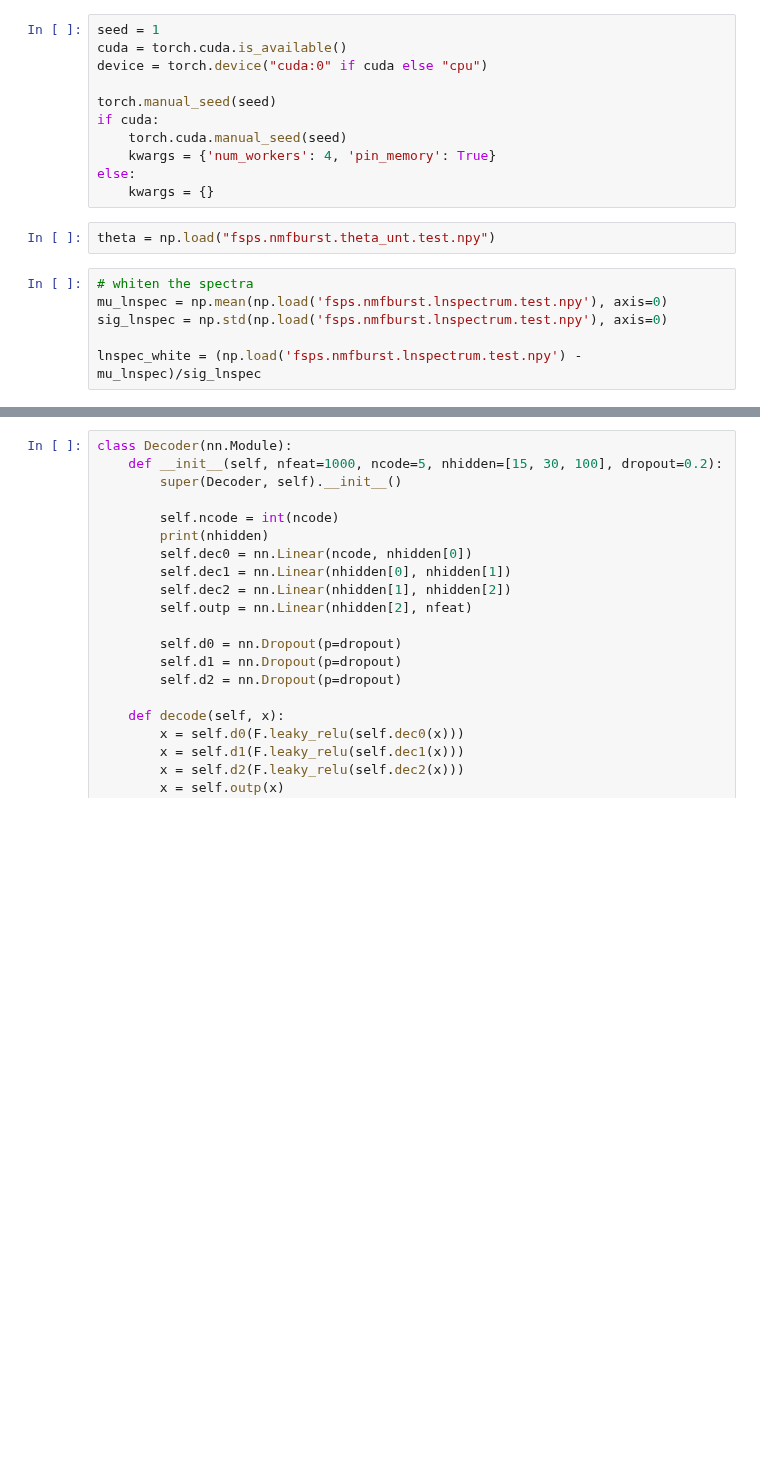
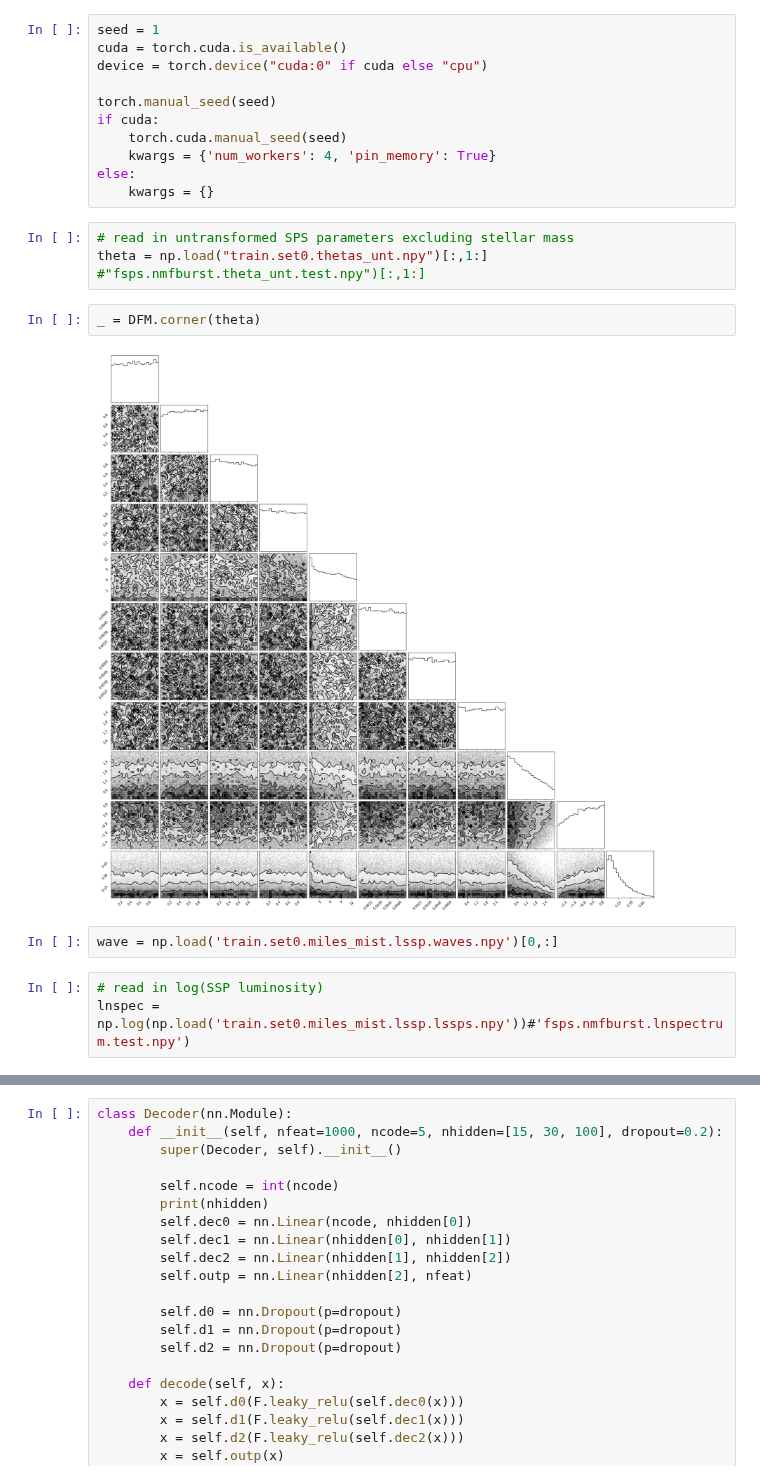
Before and after one commit to changhoonhahn/provabgs, a Jupyter notebook: nb/nmfburst_decoder.ipynb, the cells around one changed output, grey strips where cells are left out. Cells and saved outputs as stored; diff of their text form; blank space fills up the shorter version.

```diff
--- a/nb/nmfburst_decoder.ipynb
+++ b/nb/nmfburst_decoder.ipynb
@@ -36,10 +48,14 @@ if cuda:
 else:
     kwargs = {}
 # %%
-theta = np.load("fsps.nmfburst.theta_unt.test.npy")
+# read in untransformed SPS parameters excluding stellar mass
+theta = np.load("train.set0.thetas_unt.npy")[:,1:] #"fsps.nmfburst.theta_unt.test.npy")[:,1:]
-# %%
-# whiten the spectra
-mu_lnspec = np.mean(np.load('fsps.nmfburst.lnspectrum.test.npy'), axis=0)
-sig_lnspec = np.std(np.load('fsps.nmfburst.lnspectrum.test.npy'), axis=0)
-
-lnspec_white = (np.load('fsps.nmfburst.lnspectrum.test.npy') - mu_lnspec)/sig_lnspec
+# %%
+_ = DFM.corner(theta)
+# %% [output]
+[figure, added]
+# %%
+wave = np.load('train.set0.miles_mist.lssp.waves.npy')[0,:]
+# %%
+# read in log(SSP luminosity)
+lnspec = np.log(np.load('train.set0.miles_mist.lssp.lssps.npy'))#'fsps.nmfburst.lnspectrum.test.npy')
```
Also changed, not shown: parts of 21 cells of this notebook.
